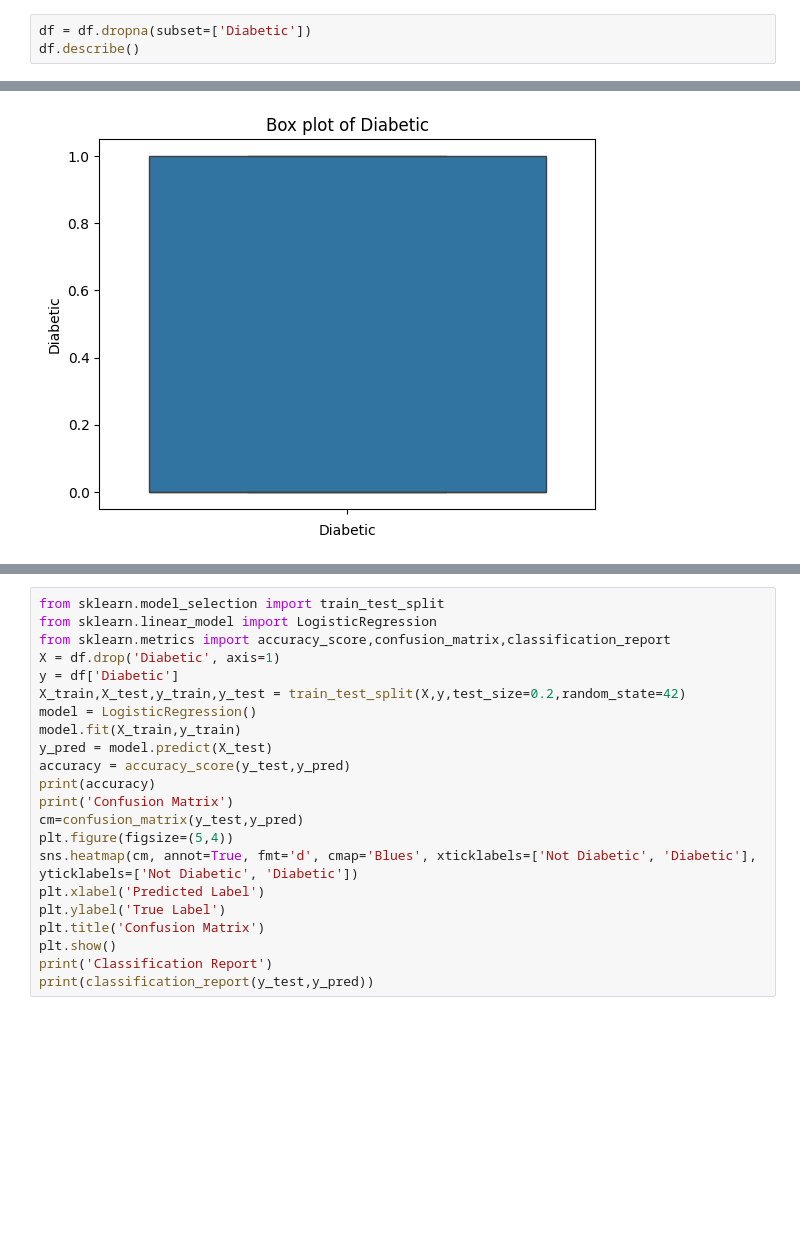
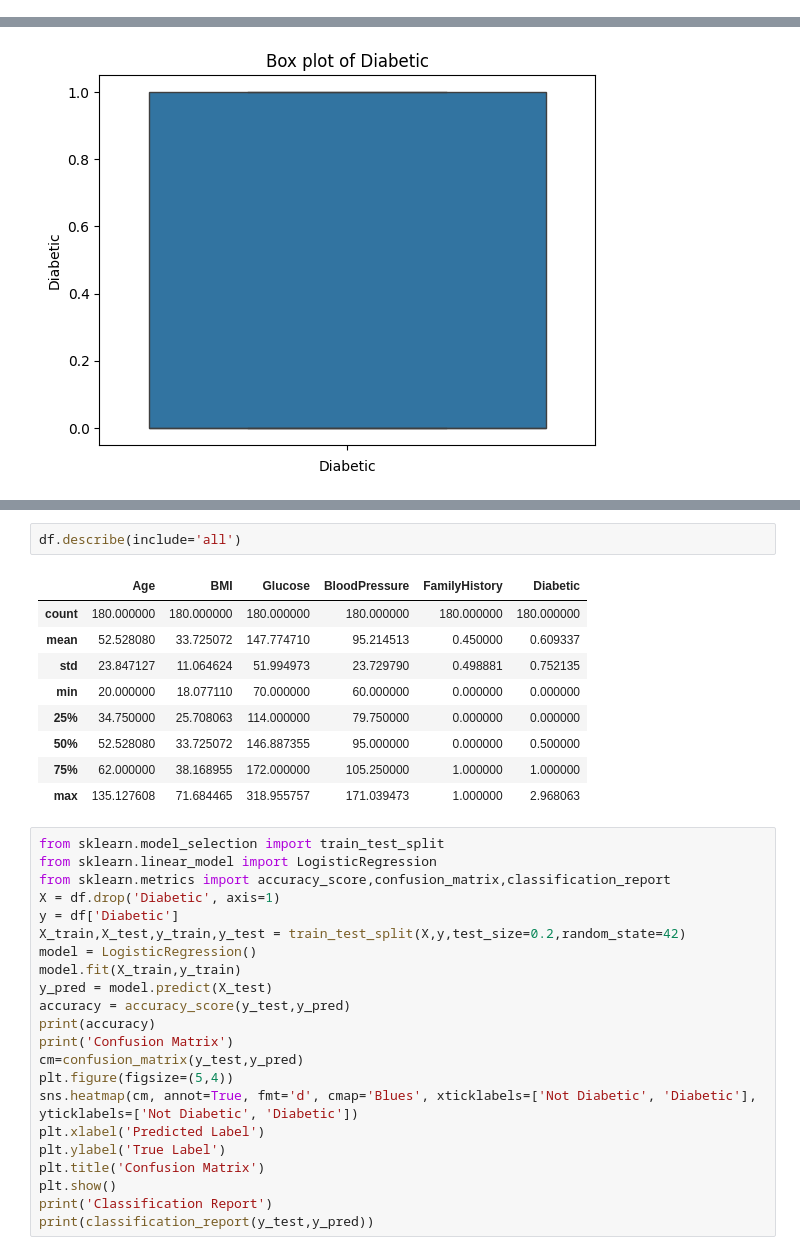
Before and after one commit to Yaswanth7781/Diabetes-prediction-using-Logistic-regression-and-decision-tree, a Jupyter notebook: ML_project.ipynb, the cells around one changed output, grey strips where cells are left out. Cells and saved outputs as stored; diff of their text form; blank space fills up the shorter version.

```diff
--- a/ML_project.ipynb
+++ b/ML_project.ipynb
@@ -234,6 +228,3 @@ For example, when doing 'df[col].method(value, inplace=True)', try using 'df.met
 
 
   df['FamilyHistory'].fillna(df['FamilyHistory'].mode()[0],inplace=True)
-# %%
-df = df.dropna(subset=['Diabetic'])
-df.describe()
@@ -287,3 +274,15 @@ for col in df.columns:
+# %%
+df.describe(include='all')
+# %% [output]
+|  | Age | BMI | Glucose | BloodPressure | FamilyHistory | Diabetic |
+| count | 180.000000 | 180.000000 | 180.000000 | 180.000000 | 180.000000 | 180.000000 |
+| mean | 52.528080 | 33.725072 | 147.774710 | 95.214513 | 0.450000 | 0.609337 |
+| std | 23.847127 | 11.064624 | 51.994973 | 23.729790 | 0.498881 | 0.752135 |
+| min | 20.000000 | 18.077110 | 70.000000 | 60.000000 | 0.000000 | 0.000000 |
+| 25% | 34.750000 | 25.708063 | 114.000000 | 79.750000 | 0.000000 | 0.000000 |
+| 50% | 52.528080 | 33.725072 | 146.887355 | 95.000000 | 0.000000 | 0.500000 |
+| 75% | 62.000000 | 38.168955 | 172.000000 | 105.250000 | 1.000000 | 1.000000 |
+| max | 135.127608 | 71.684465 | 318.955757 | 171.039473 | 1.000000 | 2.968063 |
 # %%
 from sklearn.model_selection import train_test_split
 from sklearn.linear_model import LogisticRegression
```
Also changed, not shown: parts of 3 cells of this notebook.
